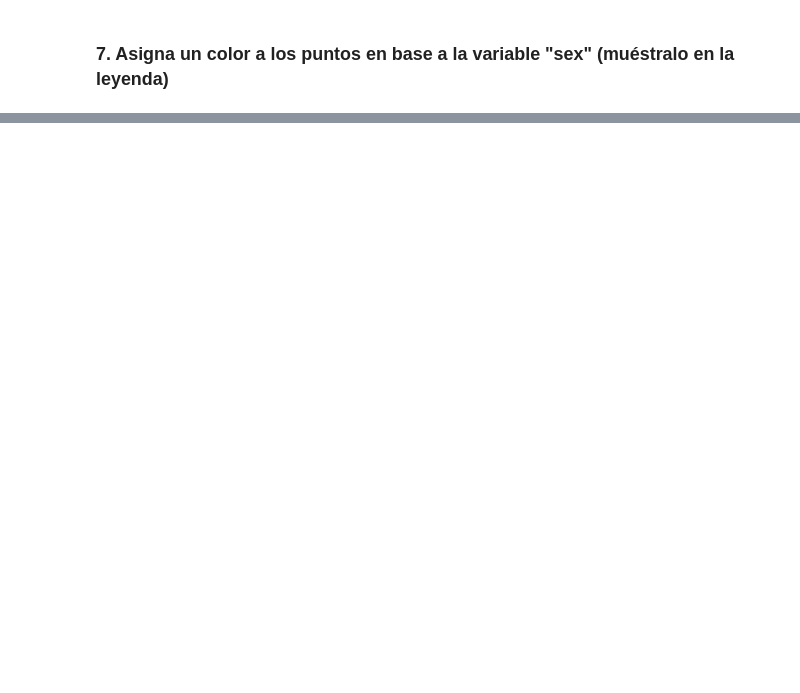
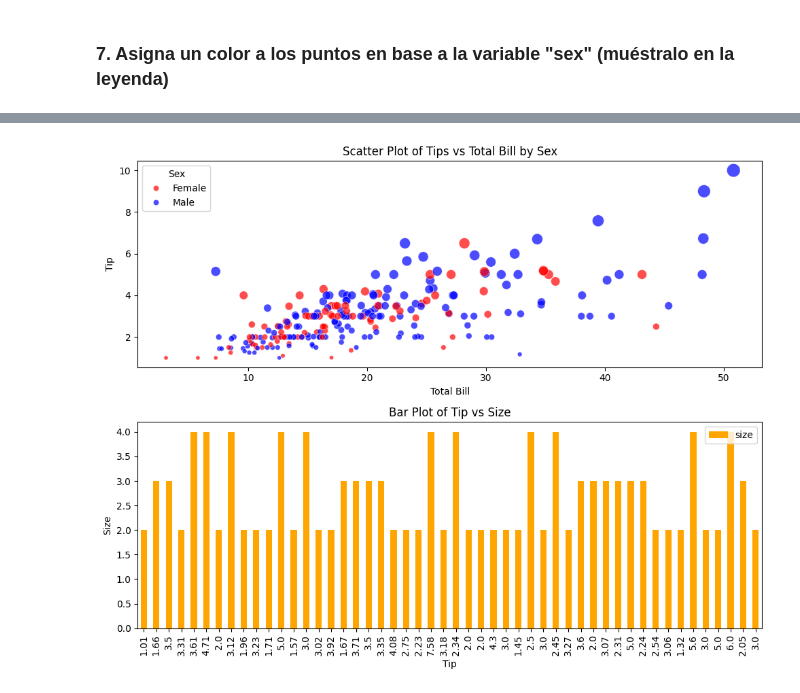
Before and after one commit to GabrielEdreira/Tareas_PRIA, a Jupyter notebook: Boletines/Bloque5/Ejercicios/Numpy_pandas.ipynb, the cells around one changed output, grey strips where cells are left out. Drawn from its saved outputs; the diff is of its cells as text; code cells hidden in the pictures; blank space fills up the shorter version.

```diff
--- a/Boletines/Bloque5/Ejercicios/Numpy_pandas.ipynb
+++ b/Boletines/Bloque5/Ejercicios/Numpy_pandas.ipynb
@@ -187,3 +216,45 @@ ValueError: Grouper and axis must be same length
 Ejemplo de resultado (es orientativo, no tiene que ser exactamente igual):
 
 <img src="img/graficas.png" style="max-width: 600px">
+# %%
+fig, axes = plt.subplots(nrows=2, ncols=1, figsize=(10, 8))
+
+scatter = sns.scatterplot(
+    data=tips_df,
+    x="total_bill",
+    y="tip",
+    hue="sex",
+    size="tip",
+    sizes=(20, 200),
+    palette={"Male": "blue", "Female": "red"},
+    alpha=0.7,
+    edgecolor="w",
+    ax=axes[0]
+)
+
+# Customize the legend to only show the 'sex' categories
+handles, labels = scatter.get_legend_handles_labels()
+sex_handles = [handles[1], handles[2]]  # Select the correct handles for 'Male' and 'Female'
+sex_labels = [labels[1], labels[2]]  # Select the correct labels for 'Male' and 'Female'
+axes[0].legend(handles=sex_handles, labels=sex_labels, title="Sex", loc='upper left')
+
+# Add labels and title to the scatter plot
+axes[0].set_xlabel("Total Bill")
+axes[0].set_ylabel("Tip")
+axes[0].set_title("Scatter Plot of Tips vs Total Bill by Sex")
+
+# Create the bar plot
+tips_df[:50].plot(kind='bar', x='tip', y='size', color='Orange', ax=axes[1])
+
+# Add labels and title to the bar plot
+axes[1].set_xlabel("Tip")
+axes[1].set_ylabel("Size")
+axes[1].set_title("Bar Plot of Tip vs Size")
+
+# Adjust layout
+plt.tight_layout()
+
+# Show the plot
+plt.show()
+# %% [output]
+[figure, added]
```
Also changed, not shown: parts of 9 cells of this notebook, 1 other file.
